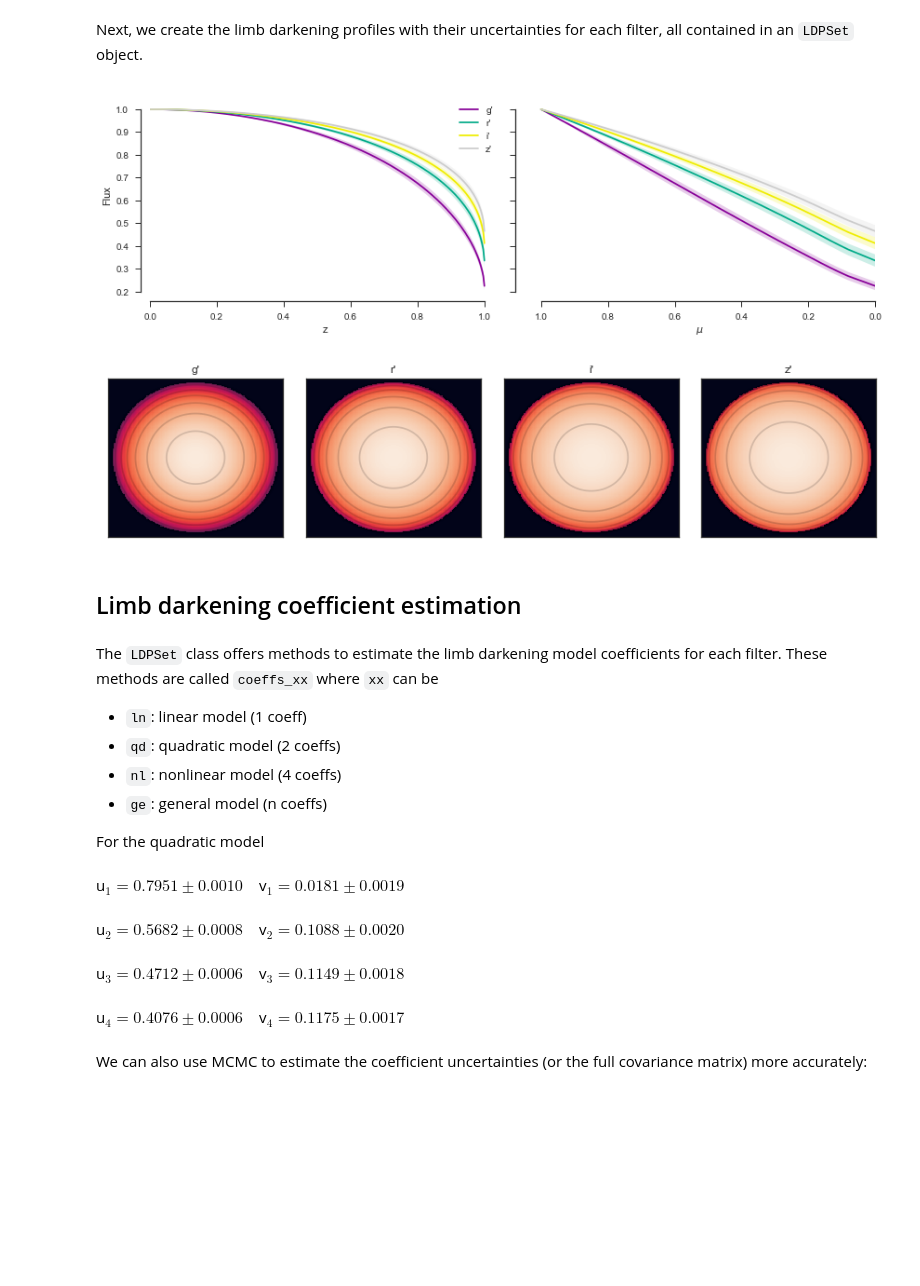
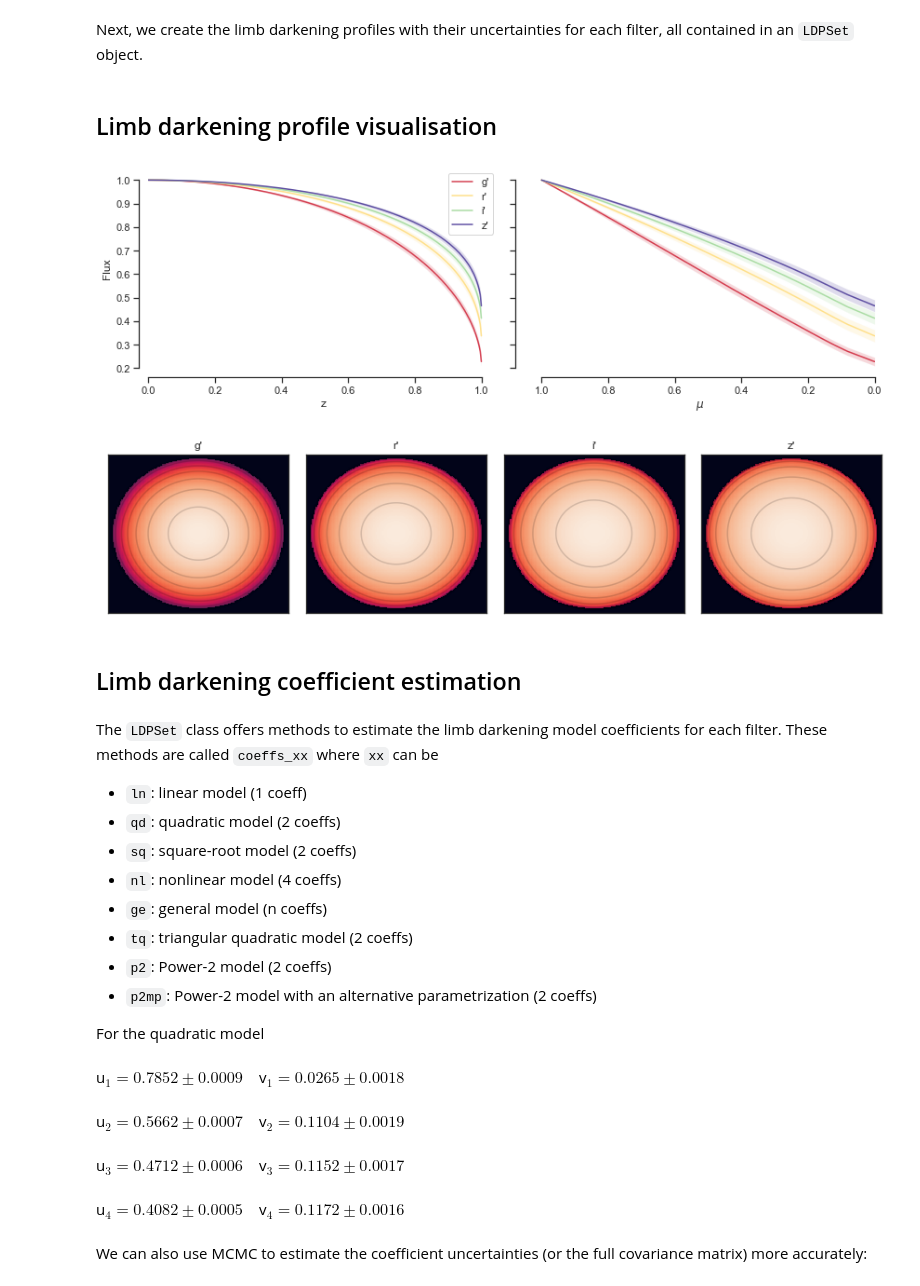
Before and after one commit to hpparvi/ldtk, a Jupyter notebook: notebooks/01_Example_basics.ipynb, the cells around one changed output. Saved outputs shown, nothing was run; the diff lists cells and outputs as text; code cells hidden in the pictures; blank space fills up the shorter version.

```diff
--- a/notebooks/01_Example_basics.ipynb
+++ b/notebooks/01_Example_basics.ipynb
@@ -25,24 +28,27 @@ Next, we create the limb darkening profiles with their uncertainties for each fi
 # %%
 ps = sc.create_profiles(nsamples=2000)
 ps.resample_linear_z(300)
+# %% [markdown]
+## Limb darkening profile visualisation
 # %%
-cp = cm.spectral(linspace(0.1,1.0,4))
+cmap = cm.get_cmap("Spectral")
+cp = cmap(linspace(0.1,1.0,4))
 fig,ax = subplots(1, 2, figsize=(12,4), sharey=True)
 for i in range(ps._nfilters):
     ax[0].fill_between(ps._z, ps._mean[i]-3*ps._std[i], ps._mean[i]+3*ps._std[i],
                     facecolor=cp[i], alpha=0.2)
     ax[0].plot(ps._z, ps._mean[i], '-', c=cp[i], label=ps._filters[i])
     ax[1].fill_between(ps._mu, ps._mean[i]-3*ps._std[i], ps._mean[i]+3*ps._std[i],
                     facecolor=cp[i], alpha=0.2)
     ax[1].plot(ps._mu, ps._mean[i], '-', c=cp[i], label=ps._filters[i])
 ax[0].legend()
 setp(ax[0], xlim=(0,1.05), ylim=(0.2,1.05), xlabel='z', ylabel='Flux')
 setp(ax[1], xlim=(1.05,0), ylim=(0.2,1.05), xlabel='$\mu$')
 sb.despine(fig, offset=10, trim=True)
 setp(ax[1].get_yticklabels(), visible=False)
 fig.tight_layout()
 # %% [output]
-[figure, old version]
+[figure, new version]
 # %%
 x,y = meshgrid(linspace(-1.05, 1.05, 150), linspace(-1.05, 1.05, 150))
 r = sqrt(x**2+y**2)
@@ -58,7 +64,7 @@ for i,ldp in enumerate(profiles):
 setp(axs, xticks=[], yticks=[])
 fig.tight_layout()
 # %% [output]
-[figure, old version]
+[figure, new version]
 # %% [markdown]
 ## Limb darkening coefficient estimation
 # %% [markdown]
@@ -66,8 +72,12 @@ The ``LDPSet`` class offers methods to estimate the limb darkening model coeffic
 
   - ``ln``:  linear model    (1 coeff)
   - ``qd``:  quadratic model (2 coeffs)
+  - ``sq``:  square-root model (2 coeffs)
   - ``nl``:  nonlinear model (4 coeffs)
   - ``ge``:  general model   (n coeffs)
+  - ``tq``:  triangular quadratic model (2 coeffs)
+  - ``p2``:  Power-2 model (2 coeffs)
+  - ``p2mp``: Power-2 model with an alternative parametrization (2 coeffs)
 
 For the quadratic model
 # %%
@@ -75,12 +85,12 @@ qc,qe = ps.coeffs_qd()
 # %%
-for i,(c,e) in enumerate(zip(qc,qe)):
+for i, (c, e) in enumerate(zip(qc, qe)):
     display(Latex('u$_{i:d} = {c[0]:5.4f} \pm {e[0]:5.4f}\quad$'
                   'v$_{i:d} = {c[1]:5.4f} \pm {e[1]:5.4f}$'.format(i=i+1,c=c,e=e)))
 # %% [output]
-u$_1 = 0.7951 \pm 0.0010\quad$v$_1 = 0.0181 \pm 0.0019$
+u$_1 = 0.7852 \pm 0.0009\quad$v$_1 = 0.0265 \pm 0.0018$
-u$_2 = 0.5682 \pm 0.0008\quad$v$_2 = 0.1088 \pm 0.0020$
+u$_2 = 0.5662 \pm 0.0007\quad$v$_2 = 0.1104 \pm 0.0019$
-u$_3 = 0.4712 \pm 0.0006\quad$v$_3 = 0.1149 \pm 0.0018$
+u$_3 = 0.4712 \pm 0.0006\quad$v$_3 = 0.1152 \pm 0.0017$
-u$_4 = 0.4076 \pm 0.0006\quad$v$_4 = 0.1175 \pm 0.0017$
+u$_4 = 0.4082 \pm 0.0005\quad$v$_4 = 0.1172 \pm 0.0016$
 # %% [markdown]
 We can also use MCMC to estimate the coefficient uncertainties (or the full covariance matrix) more accurately:
 # %%
```
Also changed, not shown: parts of 13 cells of this notebook.
